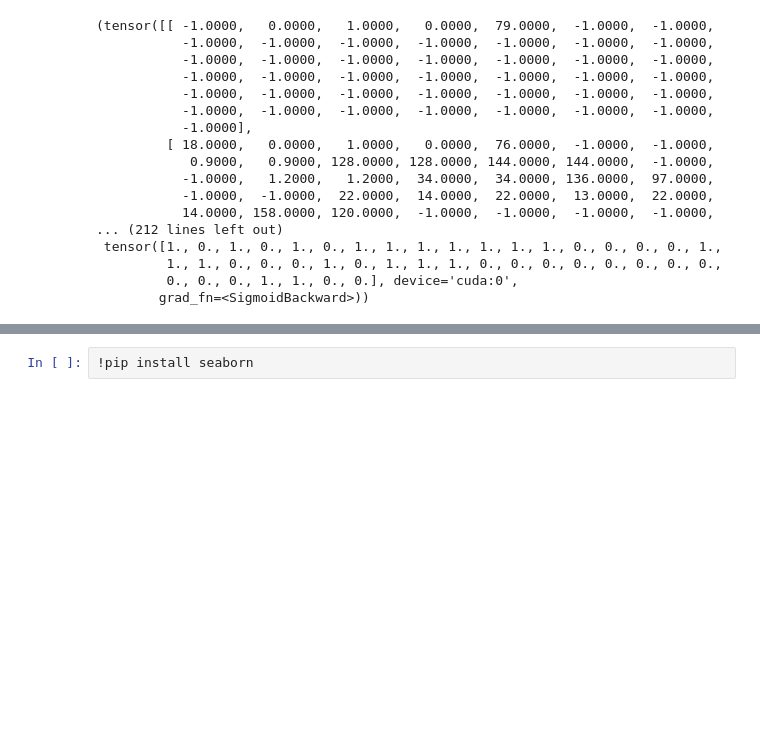
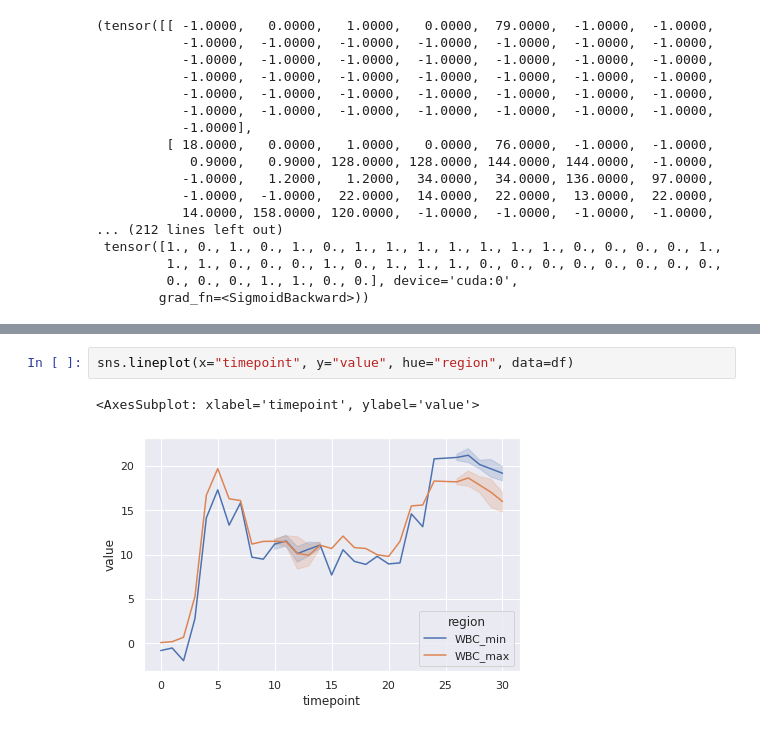
Before and after one commit to Elfsong/Datathon23, a Jupyter notebook: component/ae.ipynb, the cells around one changed output, grey strips where cells are left out. Cells and saved outputs as stored; diff of their text form; blank space fills up the shorter version.

```diff
--- a/component/ae.ipynb
+++ b/component/ae.ipynb
@@ -138,2 +137,5 @@ ModuleNotFoundError: No module named 'seaborn'
-# %%
-!pip install seaborn
+# %%
+sns.lineplot(x="timepoint", y="value", hue="region", data=df)
+# %% [output]
+<AxesSubplot: xlabel='timepoint', ylabel='value'>
+[figure, added]
```
Also changed, not shown: parts of 1 cell of this notebook, 1 other file.
